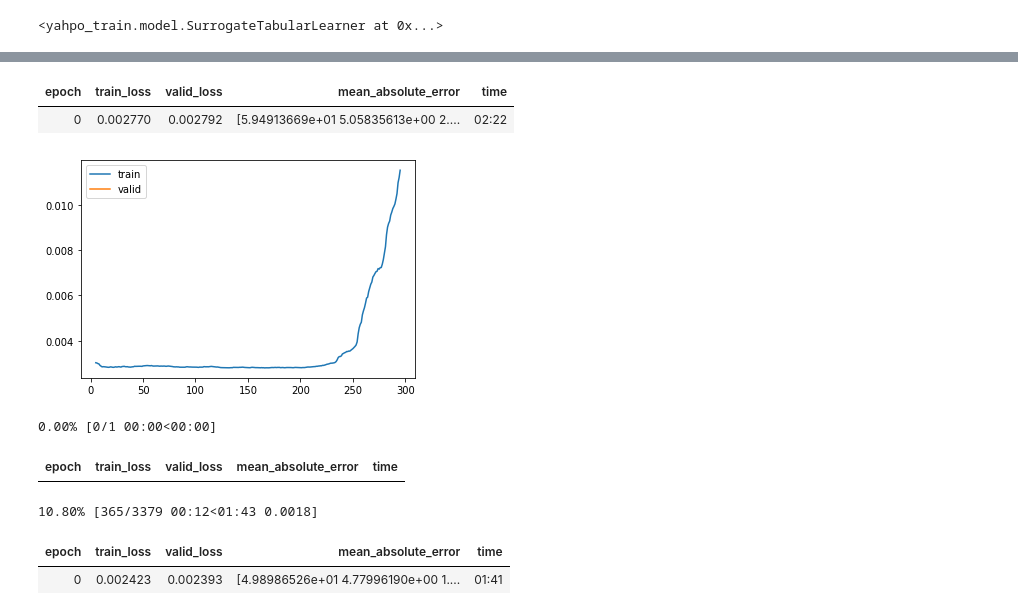
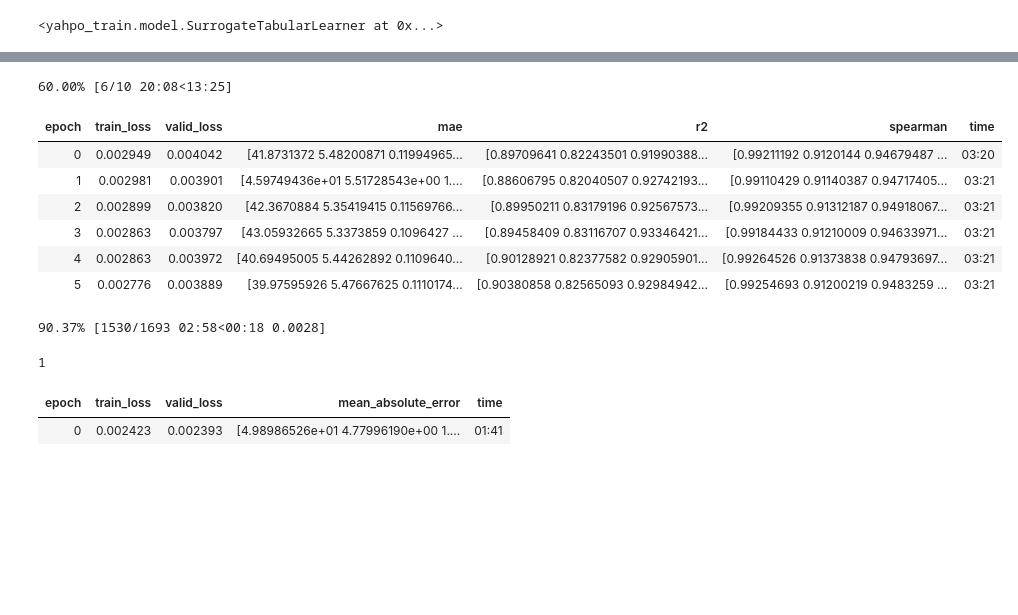
Before and after one commit to slds-lmu/yahpo_gym, a Jupyter notebook: yahpo_gym/notebooks/NB.ipynb, the cells around one changed output, grey strips where cells are left out. Saved outputs shown, nothing was run; the diff lists cells and outputs as text; code cells hidden in the pictures; blank space fills up the shorter version.

```diff
--- a/yahpo_gym/notebooks/NB.ipynb
+++ b/yahpo_gym/notebooks/NB.ipynb
@@ -57,6 +30,0 @@ BdbQuit:
-# %%
-l.recorder.plot_loss()
-# %% [output]
-| epoch | train_loss | valid_loss | mean_absolute_error | time |
-| 0 | 0.002770 | 0.002792 | [5.94913669e+01 5.05835613e+00 2.... | 02:22 |
-[figure, removed]
@@ -63,12 +33,23 @@ l.recorder.plot_loss()
+# %%
+l.fit_one_cycle(10, 3*1e-4)
+# %% [output]
+60.00% [6/10 20:08<13:25]
+| epoch | train_loss | valid_loss | mae | r2 | spearman | time |
+| 0 | 0.002949 | 0.004042 | [41.8731372 5.48200871 0.11994965... | [0.89709641 0.82243501 0.91990388... | [0.99211192 0.9120144 0.94679487 ... | 03:20 |
+| 1 | 0.002981 | 0.003901 | [4.59749436e+01 5.51728543e+00 1.... | [0.88606795 0.82040507 0.92742193... | [0.99110429 0.91140387 0.94717405... | 03:21 |
+| 2 | 0.002899 | 0.003820 | [42.3670884 5.35419415 0.11569766... | [0.89950211 0.83179196 0.92567573... | [0.99209355 0.91312187 0.94918067... | 03:21 |
+| 3 | 0.002863 | 0.003797 | [43.05932665 5.3373859 0.1096427 ... | [0.89458409 0.83116707 0.93346421... | [0.99184433 0.91210009 0.94633971... | 03:21 |
+| 4 | 0.002863 | 0.003972 | [40.69495005 5.44262892 0.1109640... | [0.90128921 0.82377582 0.92905901... | [0.99264526 0.91373838 0.94793697... | 03:21 |
+| 5 | 0.002776 | 0.003889 | [39.97595926 5.47667625 0.1110174... | [0.90380858 0.82565093 0.92984942... | [0.99254693 0.91200219 0.9483259 ... | 03:21 |
+90.37% [1530/1693 02:58<00:18 0.0028]
 # %%
 for p in l.model.deep.parameters():
     p.requires_grad = False
-# %%
-l.fit_one_cycle(1, 1e-5)
-# %% [output]
-0.00% [0/1 00:00<00:00]
-| epoch | train_loss | valid_loss | mean_absolute_error | time |
-10.80% [365/3379 00:12<01:43 0.0018]
+# %%
+a = nn.Sequential(nn.Linear(1,2))
+len(a)
+# %% [output]
+1
 # %%
 for p in l.model.deep.parameters():
     p.requires_grad = True
```
Also changed, not shown: parts of 4 cells of this notebook, 3 other files.
